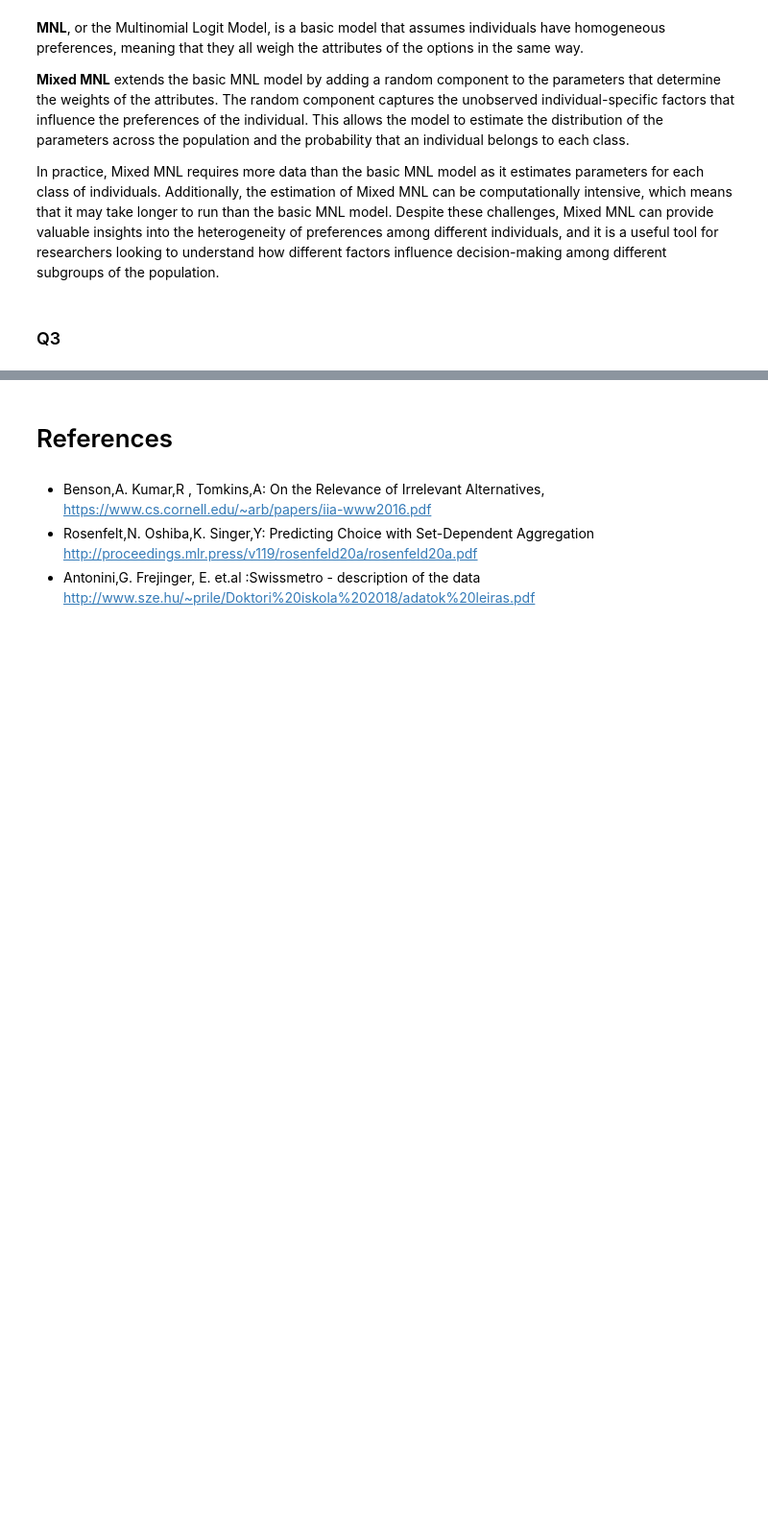
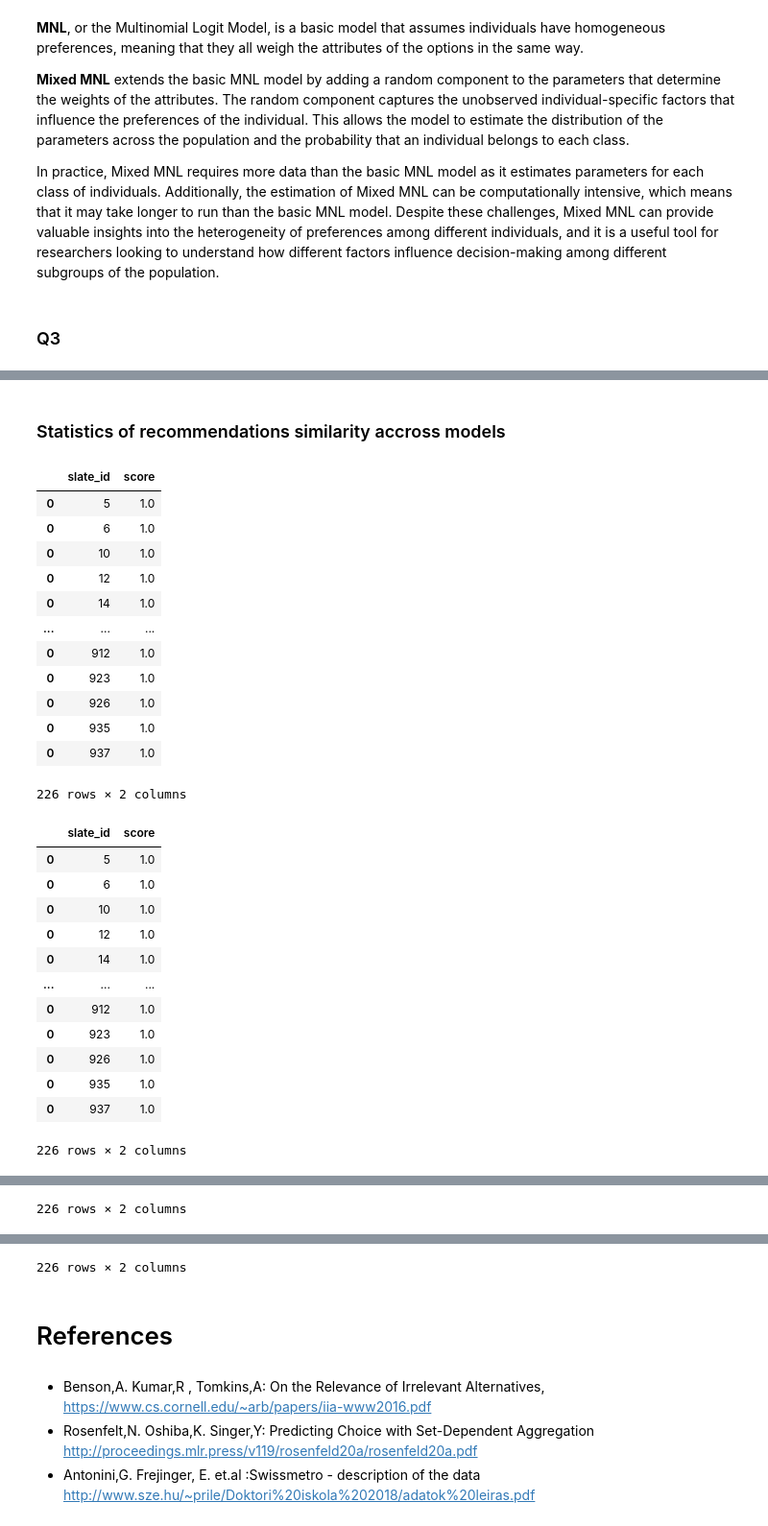
Before and after one commit to dorin133/MLHB_final_project, a Jupyter notebook: project.ipynb, the cells around one changed output, grey strips where cells are left out. Shown at 96% size. Cells and saved outputs as stored; diff of their text form; code cells hidden in the pictures; blank space fills up the shorter version.

```diff
--- a/project.ipynb
+++ b/project.ipynb
@@ -1536,0 +1717,28 @@ In contrast, MNL follows the IIA assumption and assumes that individuals have ho
+# %%
+
+def recommendations_statistics(recommendations_features_all_models,  user_models = ['Compromise', 'Similarity', 'Rational', 'Attraction']):
+    total_stat = {}
+    for user in user_models:
+        user_stat = pd.DataFrame(columns=['slate_id', 'score'])
+        mnl_recom = recommendations_features_all_models['MNL'][user]
+        mixed_mnl_recom = recommendations_features_all_models['Mixed_MNL'][user]
+
+        grouped_mnl_recom, grouped_mixed_mnl_recom = mnl_recom.groupby('slate_id'), mixed_mnl_recom.groupby('slate_id')
+        for slate_id in mnl_recom['slate_id'].unique():
+            mnl_slate_recom = grouped_mnl_recom.get_group(slate_id)
+            mixed_mnl_slate_recom = grouped_mixed_mnl_recom.get_group(slate_id)
+
+            shared_recoms = pd.merge(mnl_slate_recom, mixed_mnl_slate_recom, how='inner')
+            score = len(shared_recoms) / len(mnl_slate_recom)
+
+            user_stat = pd.concat([user_stat, pd.DataFrame({'slate_id': [slate_id], 'score': [score]})])
+        total_stat[user] = user_stat
+    return total_stat
+# %%
+num_items_to_recommend = 5
+
+learning_models = {'MNL': MNL(), 'Mixed_MNL': Mixed_MNL()}
+varnames = ['slate_id', 'AV', 'alt', 'ASC_CAR', 'ASC_TRAIN', 'ASC_SM', 'R', 'CO', 'TT', 'HE']
+varnames_ = ['ASC_CAR', 'ASC_TRAIN', 'ASC_SM', 'R', 'CO', 'TT', 'HE']
+
+recommendations_features_all_models = generate_recommendations(num_items_to_recommend, learning_models, sm_env, varnames = varnames)
@@ -1536,0 +1850,8 @@ In contrast, MNL follows the IIA assumption and assumes that individuals have ho
+# %%
+metric_per_usr = calc_kappa_delusion(sm_env, recommendations_features_all_models, learning_models, num_items_to_recommend, varnames = varnames_)
+for user, usr_metrics in metric_per_usr.items():
+    for model, usr_model_metrics in usr_metrics.items():
+        display(user, model,
+            usr_model_metrics
+        )
+# recommendations_features_all_models
@@ -1536,0 +1872,37 @@ In contrast, MNL follows the IIA assumption and assumes that individuals have ho
+# %% [markdown]
+### Statistics of recommendations similarity accross models
+# %%
+# print(recommendations_features_all_models)
+stats = recommendations_statistics(recommendations_features_all_models)
+
+for user, user_stat in stats.items():
+    display(
+        user_stat
+    )
+# %% [output]
+|  | slate_id | score |
+| 0 | 5 | 1.0 |
+| 0 | 6 | 1.0 |
+| 0 | 10 | 1.0 |
+| 0 | 12 | 1.0 |
+| 0 | 14 | 1.0 |
+| ... | ... | ... |
+| 0 | 912 | 1.0 |
+| 0 | 923 | 1.0 |
+| 0 | 926 | 1.0 |
+| 0 | 935 | 1.0 |
+| 0 | 937 | 1.0 |
+226 rows × 2 columns
+|  | slate_id | score |
+| 0 | 5 | 1.0 |
+| 0 | 6 | 1.0 |
+| 0 | 10 | 1.0 |
+| 0 | 12 | 1.0 |
+| 0 | 14 | 1.0 |
+| ... | ... | ... |
+| 0 | 912 | 1.0 |
+| 0 | 923 | 1.0 |
+| 0 | 926 | 1.0 |
+| 0 | 935 | 1.0 |
+| 0 | 937 | 1.0 |
+226 rows × 2 columns
@@ -1536,0 +1921 @@ In contrast, MNL follows the IIA assumption and assumes that individuals have ho
+226 rows × 2 columns
@@ -1537,3 +1934,4 @@ In contrast, MNL follows the IIA assumption and assumes that individuals have ho
+226 rows × 2 columns
 # %% [markdown]
 # References
 # %% [markdown]
```
Also changed, not shown: parts of 57 cells of this notebook.
